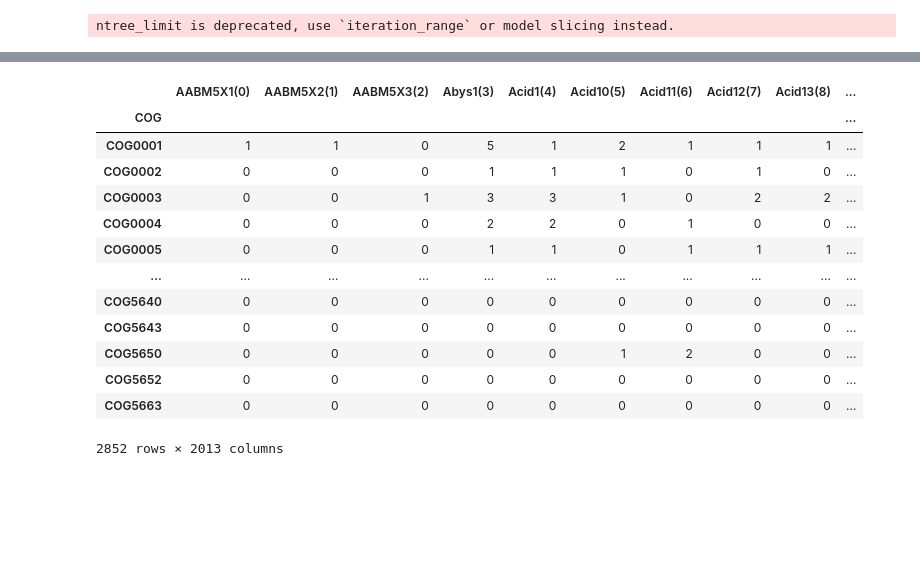
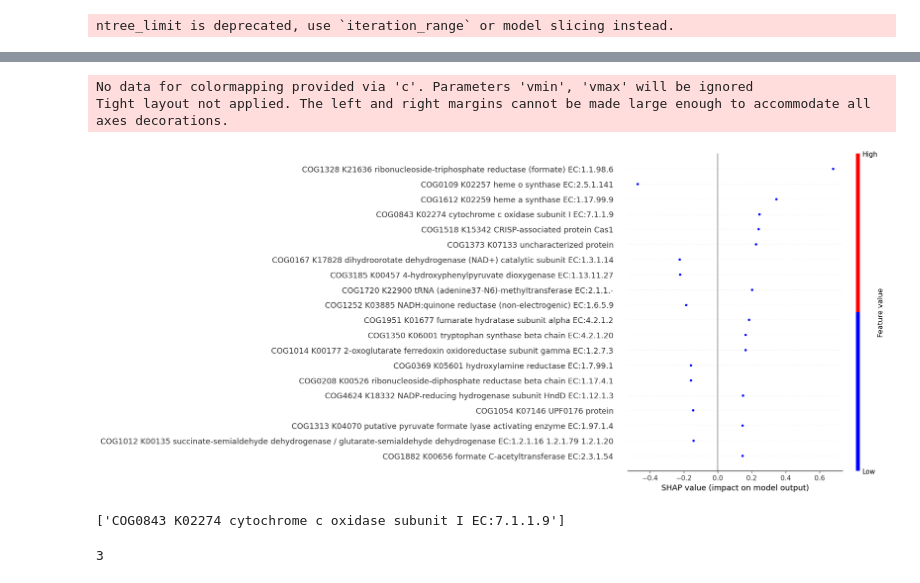
Before and after one commit to wwood/bacterial_dating_aerobic_predictor, a Jupyter notebook: 15_inspect_shap_values.ipynb, the cells around one changed output, grey strips where cells are left out. Drawn from its saved outputs; the diff is of its cells as text; code cells hidden in the pictures; blank space fills up the shorter version.

```diff
--- a/15_inspect_shap_values.ipynb
+++ b/15_inspect_shap_values.ipynb
@@ -194,17 +193,16 @@ X_pred_scaled
-# %%
-d3
-# %% [output]
-|  | AABM5X1(0) | AABM5X2(1) | AABM5X3(2) | Abys1(3) | Acid1(4) | Acid10(5) | Acid11(6) | Acid12(7) | Acid13(8) | ... |
-| COG |  |  |  |  |  |  |  |  |  | ... |
-| COG0001 | 1 | 1 | 0 | 5 | 1 | 2 | 1 | 1 | 1 | ... |
-| COG0002 | 0 | 0 | 0 | 1 | 1 | 1 | 0 | 1 | 0 | ... |
-| COG0003 | 0 | 0 | 1 | 3 | 3 | 1 | 0 | 2 | 2 | ... |
-| COG0004 | 0 | 0 | 0 | 2 | 2 | 0 | 1 | 0 | 0 | ... |
-| COG0005 | 0 | 0 | 0 | 1 | 1 | 0 | 1 | 1 | 1 | ... |
-| ... | ... | ... | ... | ... | ... | ... | ... | ... | ... | ... |
-| COG5640 | 0 | 0 | 0 | 0 | 0 | 0 | 0 | 0 | 0 | ... |
-| COG5643 | 0 | 0 | 0 | 0 | 0 | 0 | 0 | 0 | 0 | ... |
-| COG5650 | 0 | 0 | 0 | 0 | 0 | 1 | 2 | 0 | 0 | ... |
-| COG5652 | 0 | 0 | 0 | 0 | 0 | 0 | 0 | 0 | 0 | ... |
-| COG5663 | 0 | 0 | 0 | 0 | 0 | 0 | 0 | 0 | 0 | ... |
-2852 rows × 2013 columns
+# %%
+import matplotlib
+my_colourmap = matplotlib.colors.LinearSegmentedColormap.from_list("", ["blue","white","red"], N=2)
+shap.summary_plot(shap_values[[1963],:], X_pred_scaled.loc[[1963],:], cmap=my_colourmap)
+# %% [output]
+No data for colormapping provided via 'c'. Parameters 'vmin', 'vmax' will be ignored
+Tight layout not applied. The left and right margins cannot be made large enough to accommodate all axes decorations.
+[figure, added]
+# %%
+print([c for c in X_pred_scaled.columns if 'COG0843' in c])
+X_pred_scaled.loc[1963,'COG0843 K02274 cytochrome c oxidase subunit I EC:7.1.1.9']
+X.loc[1963,'COG0843']
+# X
+# %% [output]
+['COG0843 K02274 cytochrome c oxidase subunit I EC:7.1.1.9']
+3
```
Also changed, not shown: parts of 2 cells of this notebook.
